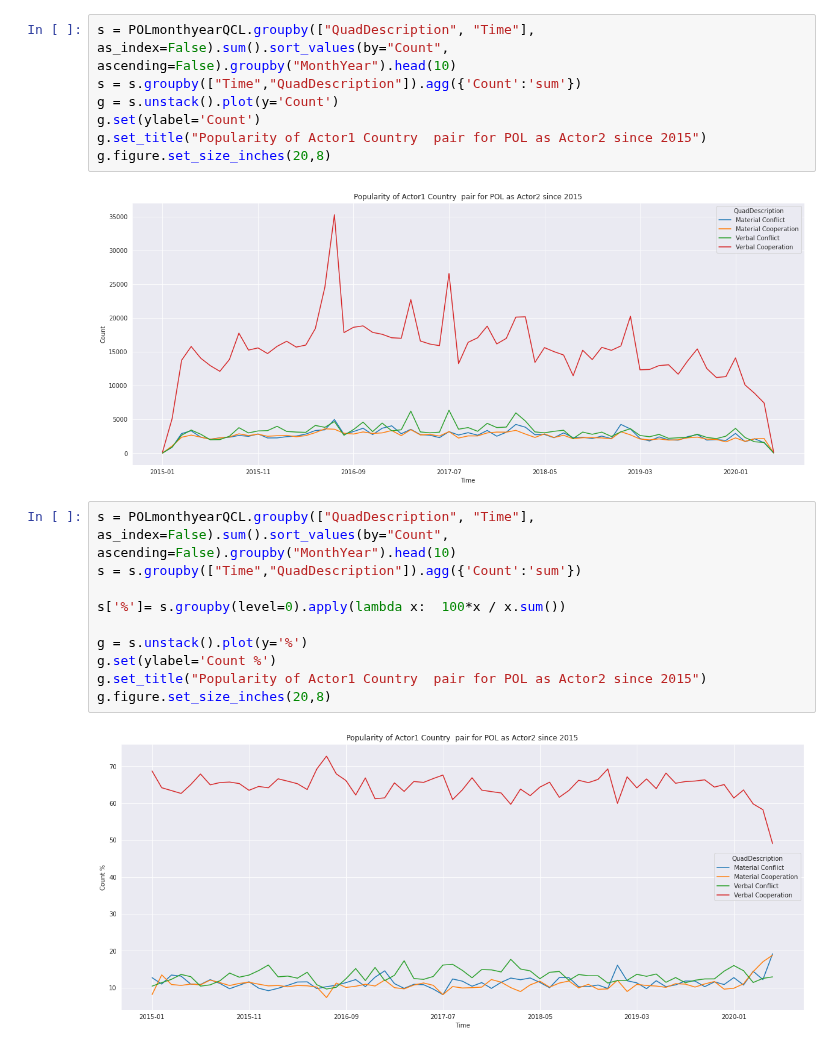
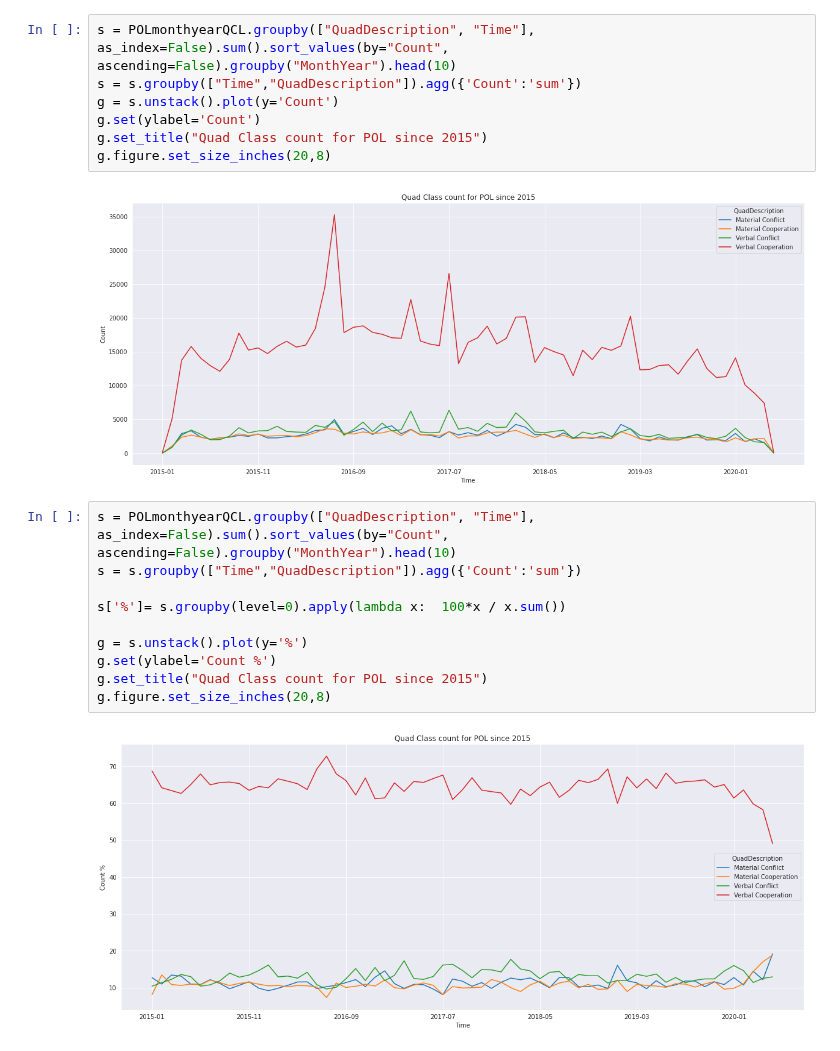
Before and after one commit to mijapa/GDELT, a Jupyter notebook: POL monthyear quadcl count.ipynb, the cells around one changed output. Cells and saved outputs as stored; diff of their text form.

```diff
--- a/POL monthyear quadcl count.ipynb
+++ b/POL monthyear quadcl count.ipynb
@@ -36,12 +22,12 @@ g.figure.set_size_inches(20,8)
 # %%
 s = POLmonthyearQCL.groupby(["QuadDescription", "Time"], as_index=False).sum().sort_values(by="Count", ascending=False).groupby("MonthYear").head(10)
 s = s.groupby(["Time","QuadDescription"]).agg({'Count':'sum'})
 g = s.unstack().plot(y='Count')
 g.set(ylabel='Count')
-g.set_title("Popularity of Actor1 Country  pair for POL as Actor2 since 2015")
+g.set_title("Quad Class count for POL since 2015")
 g.figure.set_size_inches(20,8)
 # %% [output]
-[figure, old version]
+[figure, new version]
 # %%
 s = POLmonthyearQCL.groupby(["QuadDescription", "Time"], as_index=False).sum().sort_values(by="Count", ascending=False).groupby("MonthYear").head(10)
 s = s.groupby(["Time","QuadDescription"]).agg({'Count':'sum'})
@@ -50,7 +36,7 @@ s['%']= s.groupby(level=0).apply(lambda x:  100*x / x.sum())
 
 g = s.unstack().plot(y='%')
 g.set(ylabel='Count %')
-g.set_title("Popularity of Actor1 Country  pair for POL as Actor2 since 2015")
+g.set_title("Quad Class count for POL since 2015")
 g.figure.set_size_inches(20,8)
 # %% [output]
-[figure, old version]
+[figure, new version]
```
Also changed, not shown: parts of 2 cells of this notebook, 3 other files.
